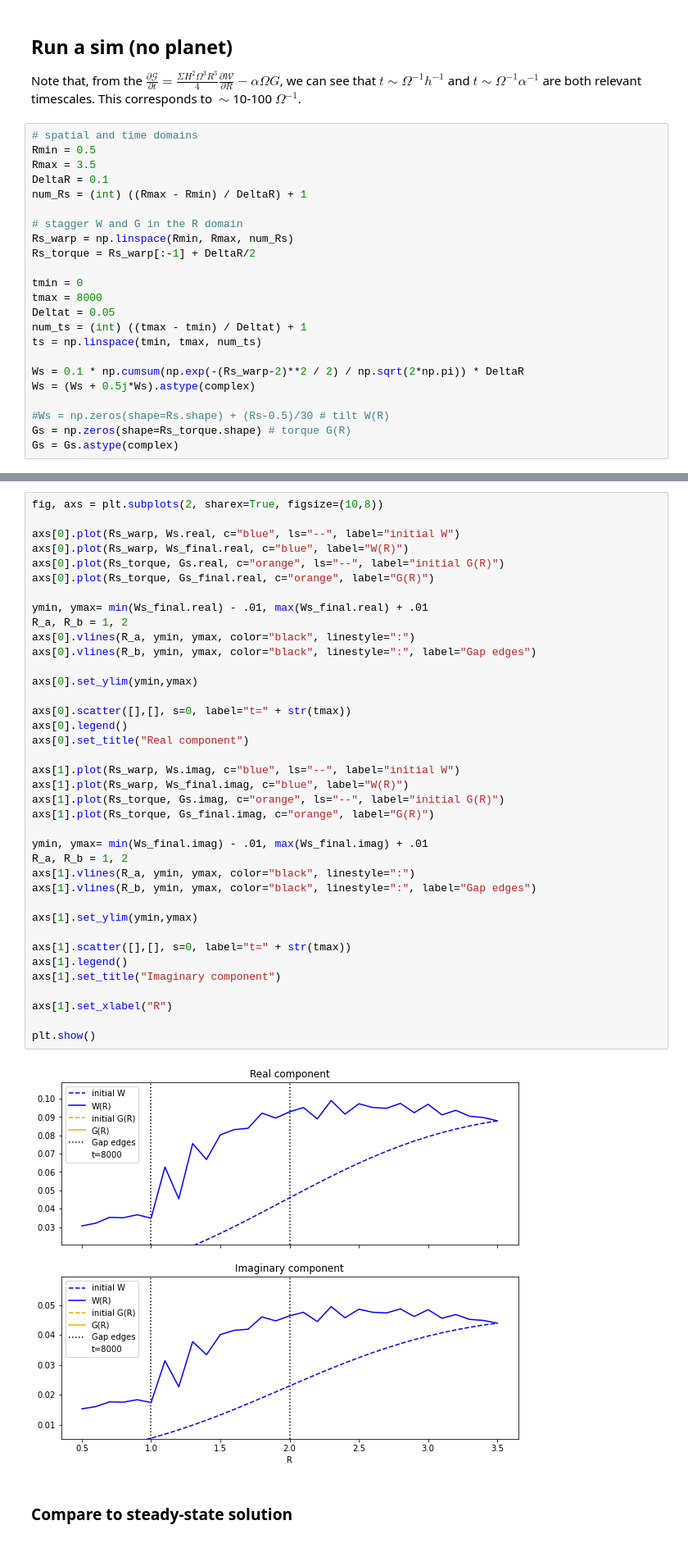
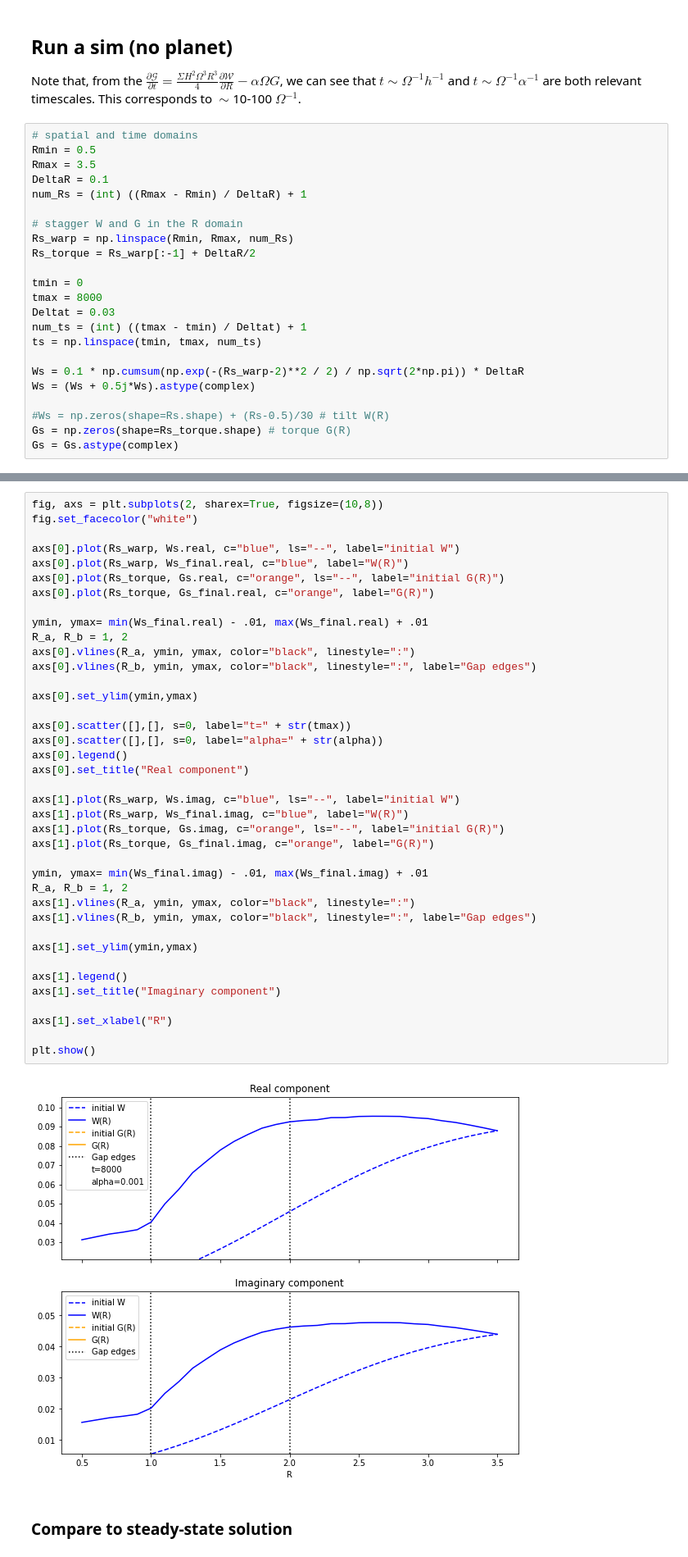
Before and after one commit to Jupiter1994/warped-disks, a Jupyter notebook: reduced-eqs-planets.ipynb, the cells around one changed output, grey strips where cells are left out. Shown at 82% size. Drawn from its saved outputs; the diff is of its cells as text.

```diff
--- a/reduced-eqs-planets.ipynb
+++ b/reduced-eqs-planets.ipynb
@@ -345,7 +345,7 @@ Rs_torque = Rs_warp[:-1] + DeltaR/2
 
 tmin = 0
 tmax = 8000
-Deltat = 0.05
+Deltat = 0.03
 num_ts = (int) ((tmax - tmin) / Deltat) + 1
 ts = np.linspace(tmin, tmax, num_ts)
 
@@ -368,5 +368,6 @@ Elapsed time: 32.48
 # %%
 fig, axs = plt.subplots(2, sharex=True, figsize=(10,8))
+fig.set_facecolor("white")
 
 axs[0].plot(Rs_warp, Ws.real, c="blue", ls="--", label="initial W")
 axs[0].plot(Rs_warp, Ws_final.real, c="blue", label="W(R)")
@@ -376,34 +377,34 @@ axs[0].plot(Rs_torque, Gs_final.real, c="orange", label="G(R)")
 ymin, ymax= min(Ws_final.real) - .01, max(Ws_final.real) + .01
 R_a, R_b = 1, 2
 axs[0].vlines(R_a, ymin, ymax, color="black", linestyle=":")
 axs[0].vlines(R_b, ymin, ymax, color="black", linestyle=":", label="Gap edges")
 
 axs[0].set_ylim(ymin,ymax)
 
 axs[0].scatter([],[], s=0, label="t=" + str(tmax))
+axs[0].scatter([],[], s=0, label="alpha=" + str(alpha))
 axs[0].legend()
 axs[0].set_title("Real component")
 
 axs[1].plot(Rs_warp, Ws.imag, c="blue", ls="--", label="initial W")
 axs[1].plot(Rs_warp, Ws_final.imag, c="blue", label="W(R)")
 axs[1].plot(Rs_torque, Gs.imag, c="orange", ls="--", label="initial G(R)")
 axs[1].plot(Rs_torque, Gs_final.imag, c="orange", label="G(R)")
 
 ymin, ymax= min(Ws_final.imag) - .01, max(Ws_final.imag) + .01
 R_a, R_b = 1, 2
 axs[1].vlines(R_a, ymin, ymax, color="black", linestyle=":")
 axs[1].vlines(R_b, ymin, ymax, color="black", linestyle=":", label="Gap edges")
 
 axs[1].set_ylim(ymin,ymax)
 
-axs[1].scatter([],[], s=0, label="t=" + str(tmax))
 axs[1].legend()
 axs[1].set_title("Imaginary component")
 
 axs[1].set_xlabel("R")
 
 plt.show()
 # %% [output]
-[figure, old version]
+[figure, new version]
 # %% [markdown]
 ### Compare to steady-state solution
```
Also changed, not shown: parts of 8 cells of this notebook.
